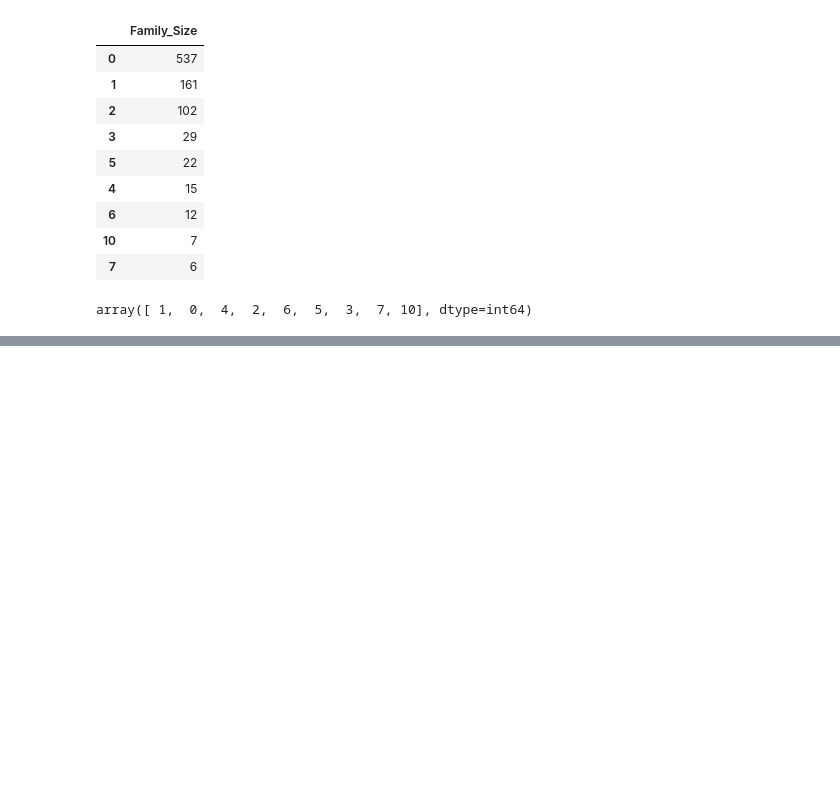
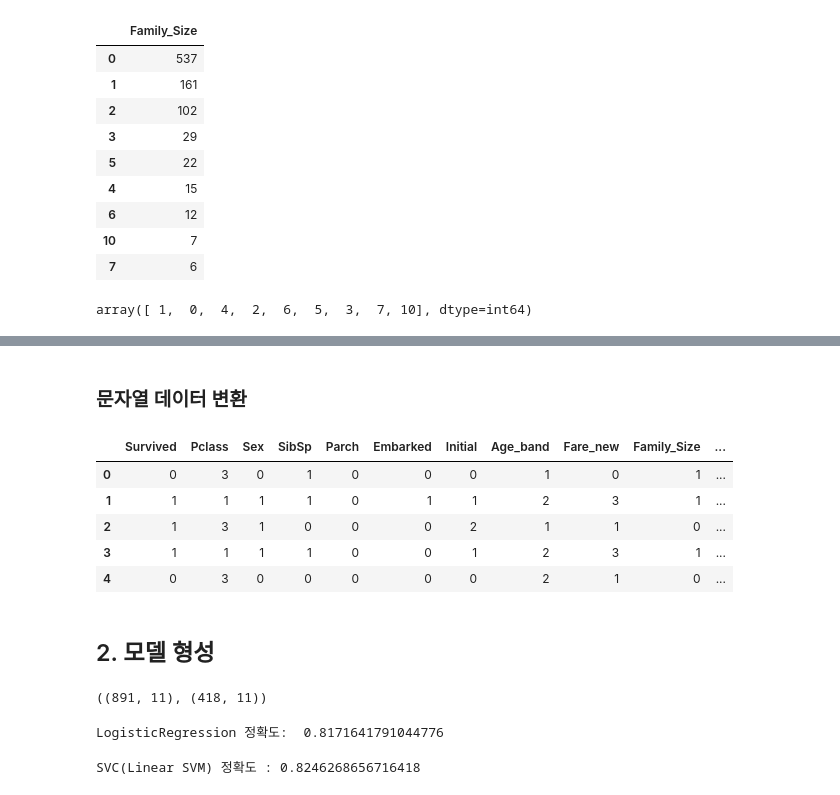
Before and after one commit to wer2956/Midterm_ML, a Jupyter notebook: ML_프로젝트_보고서_코드.ipynb, the cells around one changed output, grey strips where cells are left out. Cells and saved outputs as stored; diff of their text form; code cells hidden in the pictures; blank space fills up the shorter version.

```diff
--- a/Fin.ipynb
+++ b/ML_프로젝트_보고서_코드.ipynb
@@ -376,0 +432,22 @@ array([ 1,  0,  4,  2,  6,  5,  3,  7, 10], dtype=int64)
+# %% [markdown]
+### 문자열 데이터 변환
+# %%
+# 문자열 데이터를 가진 특성들을 수로 변환한다
+data['Sex'].replace(['male','female'],[0,1],inplace=True)
+data['Embarked'].replace(['S','C','Q'],[0,1,2],inplace=True)
+data['Initial'].replace(['Mr','Mrs','Miss','Master','Other'],[0,1,2,3,4],inplace=True)
+
+data.head()
+# %% [output]
+|  | Survived | Pclass | Sex | SibSp | Parch | Embarked | Initial | Age_band | Fare_new | Family_Size | ... |
+| 0 | 0 | 3 | 0 | 1 | 0 | 0 | 0 | 1 | 0 | 1 | ... |
+| 1 | 1 | 1 | 1 | 1 | 0 | 1 | 1 | 2 | 3 | 1 | ... |
+| 2 | 1 | 3 | 1 | 0 | 0 | 0 | 2 | 1 | 1 | 0 | ... |
+| 3 | 1 | 1 | 1 | 1 | 0 | 0 | 1 | 2 | 3 | 1 | ... |
+| 4 | 0 | 3 | 0 | 0 | 0 | 0 | 0 | 2 | 1 | 0 | ... |
+# %% [markdown]
+## 2. 모델 형성
+# %%
+data.shape, test_data.shape
+# %% [output]
+((891, 11), (418, 11))
@@ -376,0 +485,14 @@ array([ 1,  0,  4,  2,  6,  5,  3,  7, 10], dtype=int64)
+# %%
+model = LogisticRegression()
+model.fit(train_X,train_Y)
+pred_LogReg=model.predict(test_X)
+print('LogisticRegression 정확도 :',metrics.accuracy_score(pred_LogReg, test_Y))
+# %% [output]
+LogisticRegression 정확도:  0.8171641791044776
+# %%
+model = svm.SVC(kernel='linear', C=0.01, gamma=0.1)
+model.fit(train_X,train_Y)
+pred_linSVM = model.predict(test_X)
+print('SVC(Linear SVM) 정확도 :', metrics.accuracy_score(pred_linSVM, test_Y))
+# %% [output]
+SVC(Linear SVM) 정확도 : 0.8246268656716418
```
Also changed, not shown: parts of 32 cells of this notebook, 1 other file.
